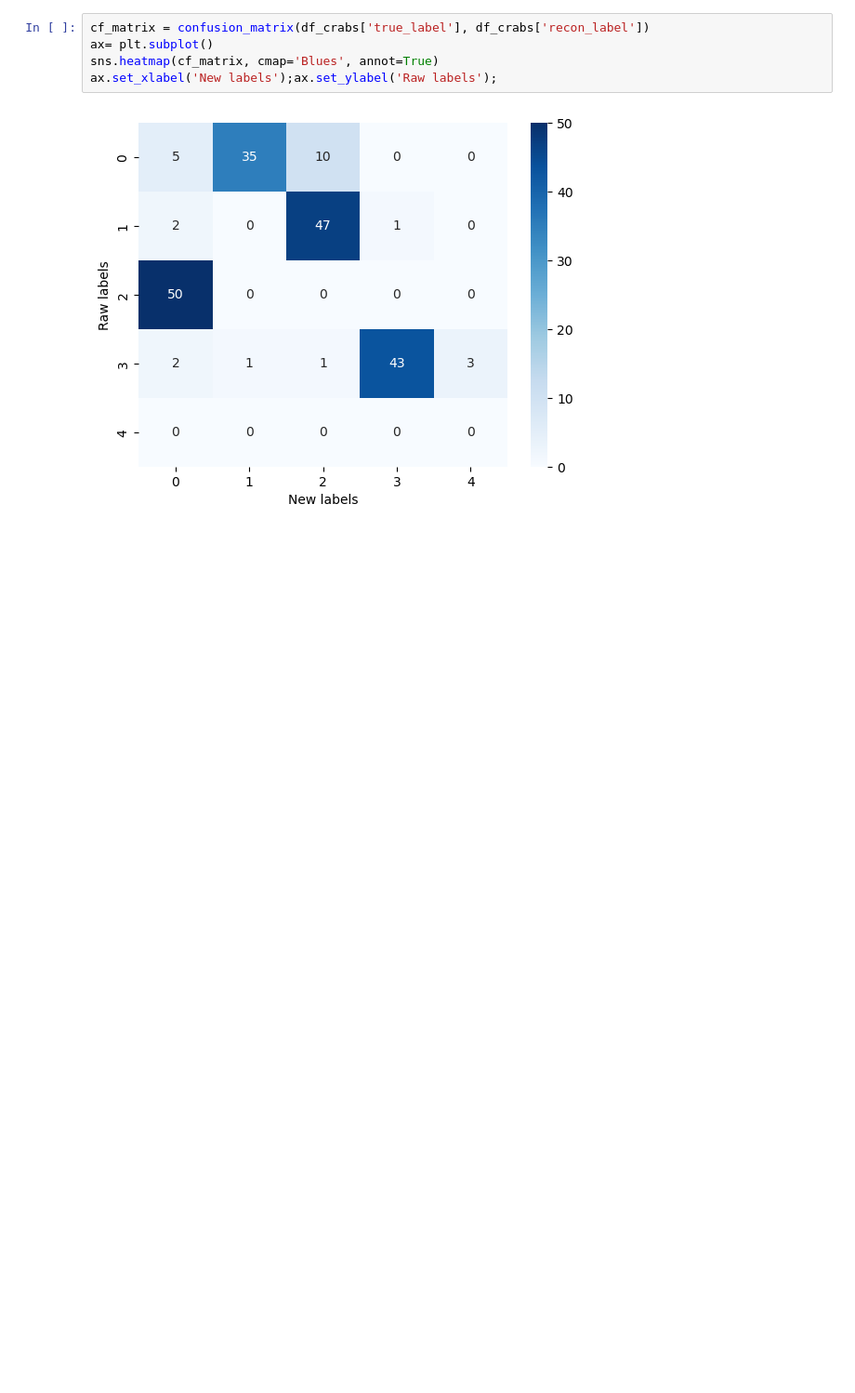
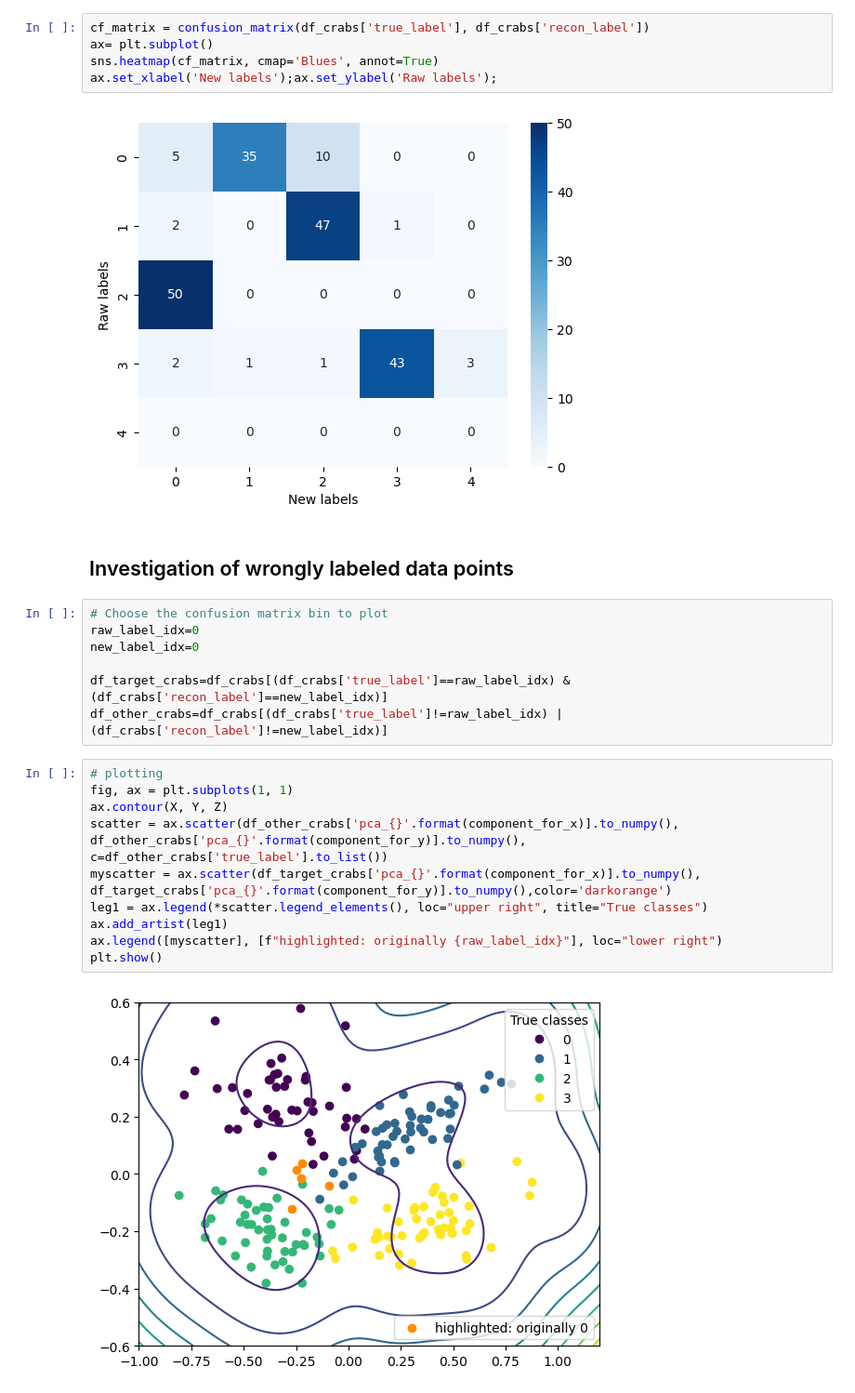
Before and after one commit to miaortizma/qosf24spring, a Jupyter notebook: minimization-algo_exploration.ipynb, the cells around one changed output. Shown at 93% size. Cells and saved outputs as stored; diff of their text form; blank space fills up the shorter version.

Commit message:
Included a new plotting to investigate wrongly clustered data

```diff
--- a/minimization-algo_exploration.ipynb
+++ b/minimization-algo_exploration.ipynb
@@ -319,3 +319,24 @@ sns.heatmap(cf_matrix, cmap='Blues', annot=True)
 ax.set_xlabel('New labels');ax.set_ylabel('Raw labels');
 # %% [output]
 [figure]
+# %% [markdown]
+## Investigation of wrongly labeled data points
+# %%
+# Choose the confusion matrix bin to plot
+raw_label_idx=0
+new_label_idx=0
+
+df_target_crabs=df_crabs[(df_crabs['true_label']==raw_label_idx) & (df_crabs['recon_label']==new_label_idx)]
+df_other_crabs=df_crabs[(df_crabs['true_label']!=raw_label_idx) | (df_crabs['recon_label']!=new_label_idx)]
+# %%
+# plotting
+fig, ax = plt.subplots(1, 1)
+ax.contour(X, Y, Z)
+scatter = ax.scatter(df_other_crabs['pca_{}'.format(component_for_x)].to_numpy(), df_other_crabs['pca_{}'.format(component_for_y)].to_numpy(), c=df_other_crabs['true_label'].to_list())
+myscatter = ax.scatter(df_target_crabs['pca_{}'.format(component_for_x)].to_numpy(), df_target_crabs['pca_{}'.format(component_for_y)].to_numpy(),color='darkorange')
+leg1 = ax.legend(*scatter.legend_elements(), loc="upper right", title="True classes")
+ax.add_artist(leg1)
+ax.legend([myscatter], [f"highlighted: originally {raw_label_idx}"], loc="lower right")
+plt.show()
+# %% [output]
+[figure, added]
```
Also changed, not shown: parts of 6 cells of this notebook.
